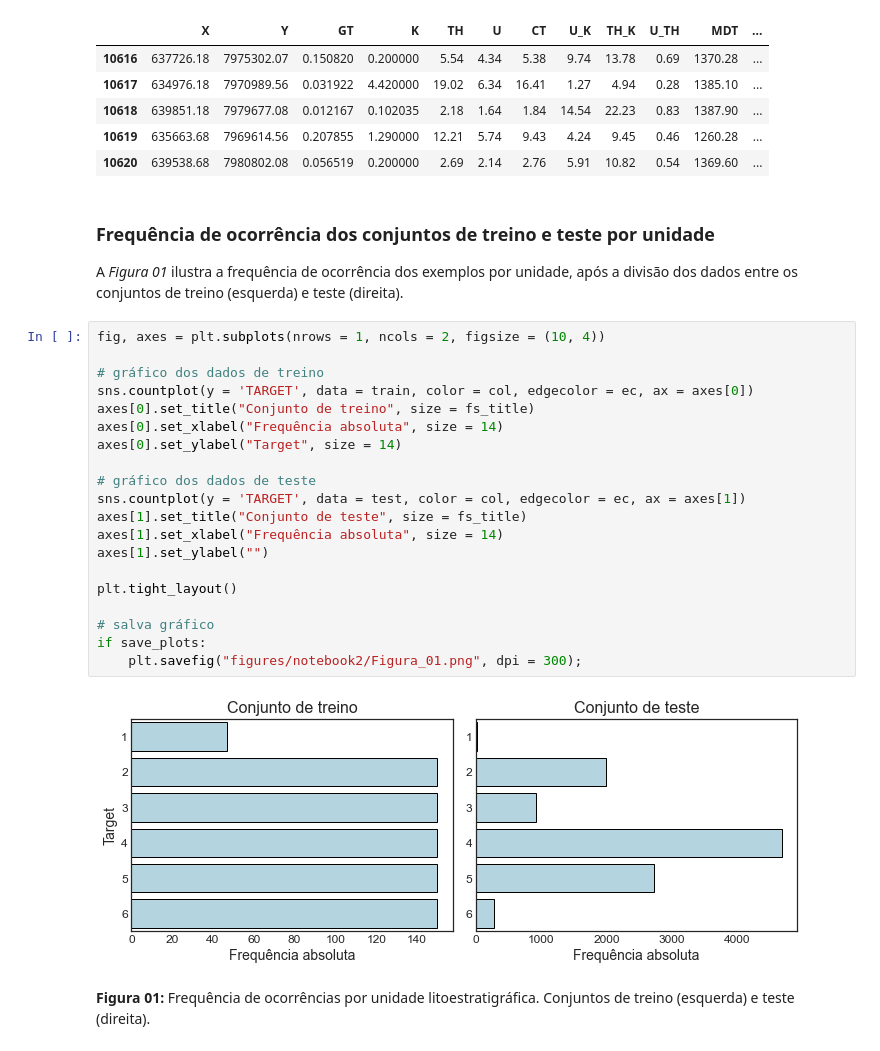
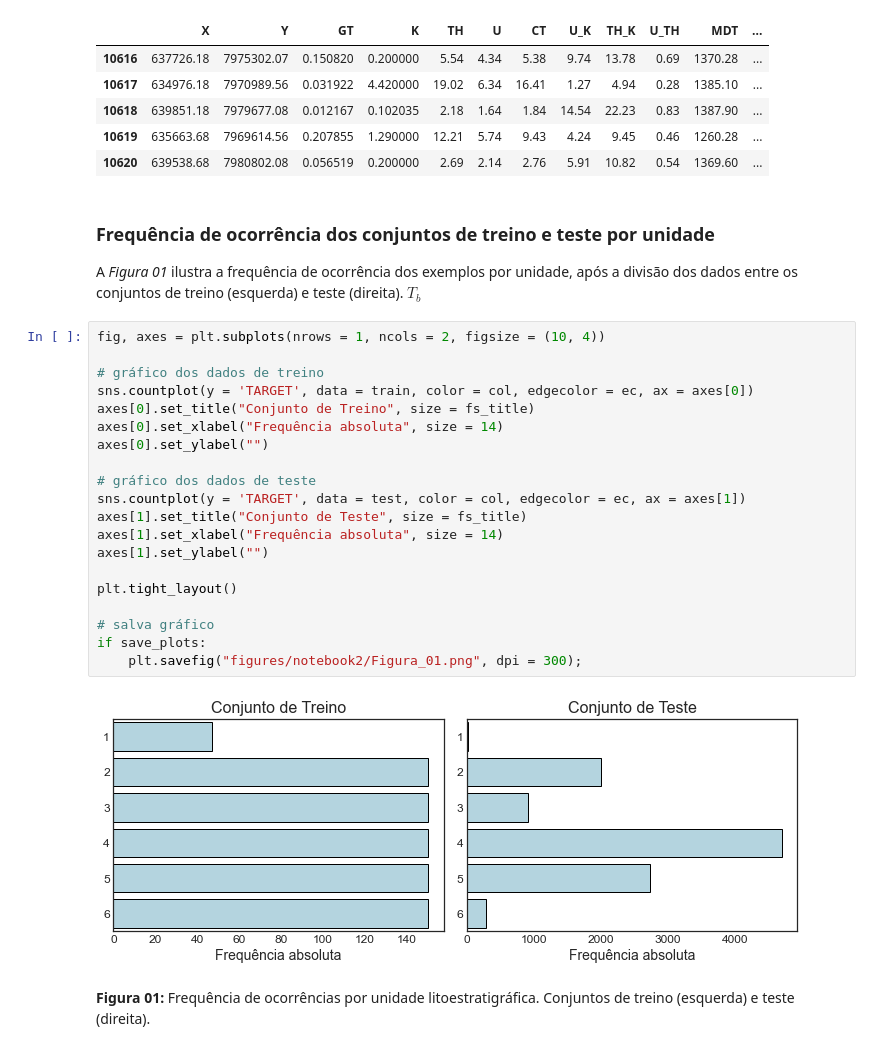
Before and after one commit to fnaghetini/Mapa-Preditivo, a Jupyter notebook: 2-predictive_litho_map.ipynb, the cells around one changed output. Cells and saved outputs as stored; diff of their text form.

```diff
--- a/2-predictive_litho_map.ipynb
+++ b/2-predictive_litho_map.ipynb
@@ -214,29 +214,29 @@ test.tail()
 # %% [markdown]
 ### Frequência de ocorrência dos conjuntos de treino e teste por unidade
 
-A *Figura 01* ilustra a frequência de ocorrência dos exemplos por unidade, após a divisão dos dados entre os conjuntos de treino (esquerda) e teste (direita).
+A *Figura 01* ilustra a frequência de ocorrência dos exemplos por unidade, após a divisão dos dados entre os conjuntos de treino (esquerda) e teste (direita). $T_b$
 # %%
 fig, axes = plt.subplots(nrows = 1, ncols = 2, figsize = (10, 4))
 
 # gráfico dos dados de treino
 sns.countplot(y = 'TARGET', data = train, color = col, edgecolor = ec, ax = axes[0])
-axes[0].set_title("Conjunto de treino", size = fs_title)
+axes[0].set_title("Conjunto de Treino", size = fs_title)
 axes[0].set_xlabel("Frequência absoluta", size = 14)
-axes[0].set_ylabel("Target", size = 14)
+axes[0].set_ylabel("")
 
 # gráfico dos dados de teste
 sns.countplot(y = 'TARGET', data = test, color = col, edgecolor = ec, ax = axes[1])
-axes[1].set_title("Conjunto de teste", size = fs_title)
+axes[1].set_title("Conjunto de Teste", size = fs_title)
 axes[1].set_xlabel("Frequência absoluta", size = 14)
 axes[1].set_ylabel("")
 
 plt.tight_layout()
 
 # salva gráfico
 if save_plots:
     plt.savefig("figures/notebook2/Figura_01.png", dpi = 300);
 # %% [output]
-[figure, old version]
+[figure, new version]
 # %% [markdown]
 <p>
     <b>Figura 01:</b> Frequência de ocorrências por unidade litoestratigráfica. Conjuntos de treino (esquerda) e teste (direita).
```
Also changed, not shown: parts of 15 cells of this notebook, 9 other files.
